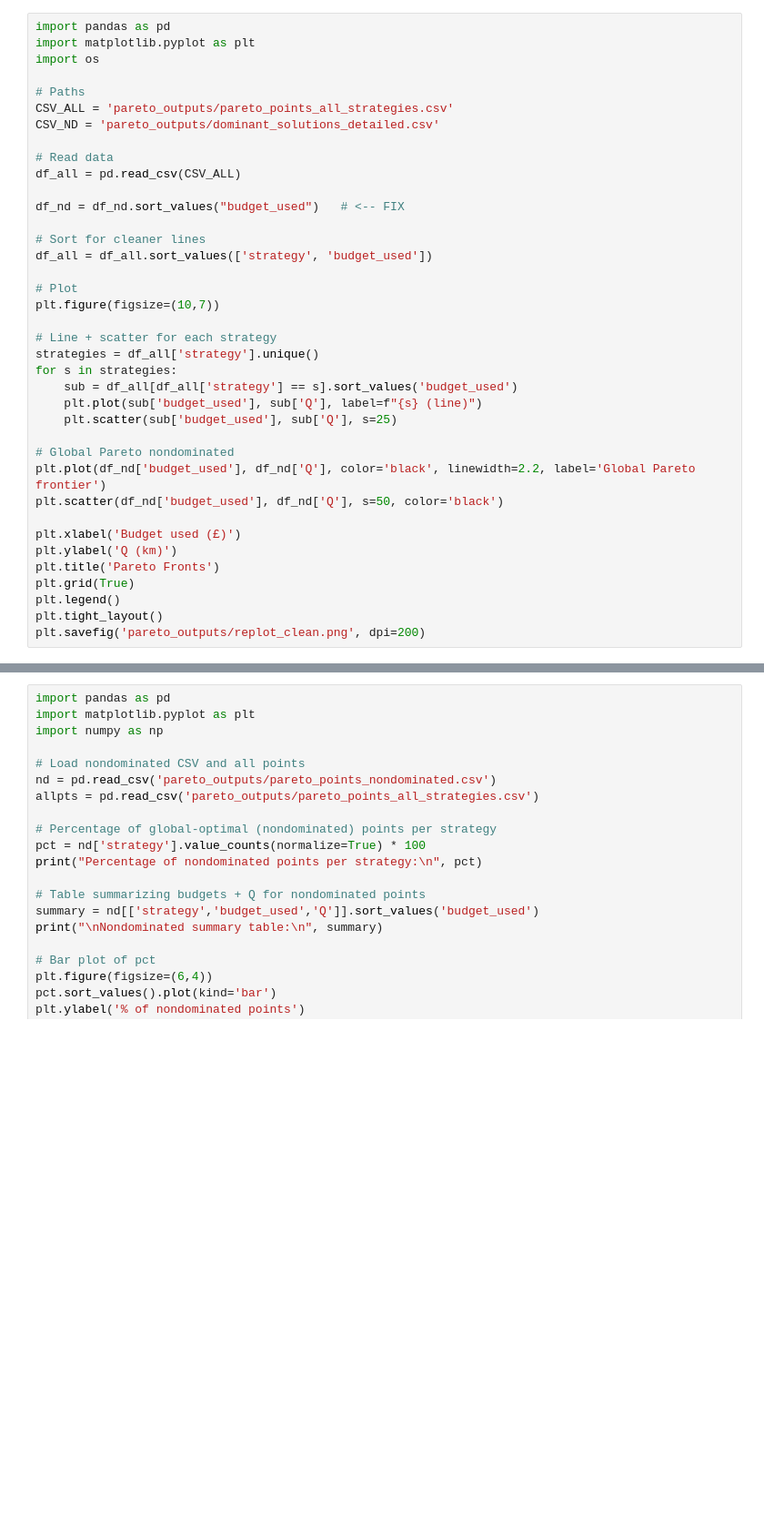
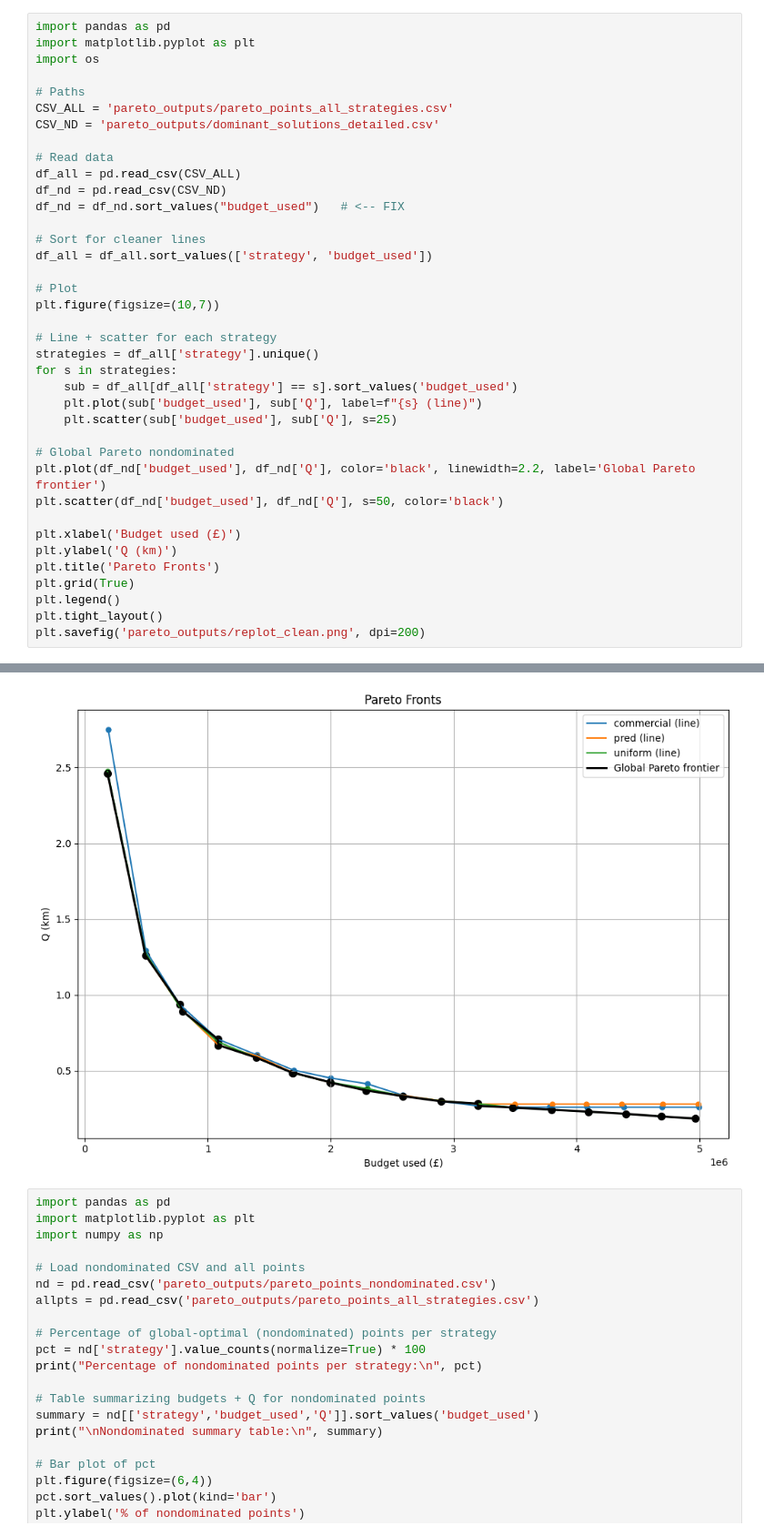
Before and after one commit to sagharrezanavaz/Xpress-MMCS, a Jupyter notebook: Basic P-Centre Model/New reduce data model/modular.ipynb, the cells around one changed output, grey strips where cells are left out. Shown at 91% size. Drawn from its saved outputs; the diff is of its cells as text; blank space fills up the shorter version.

```diff
--- a/Basic P-Centre Model/New reduce data model/modular.ipynb
+++ b/Basic P-Centre Model/New reduce data model/modular.ipynb
@@ -402,7 +398,7 @@ CSV_ND = 'pareto_outputs/dominant_solutions_detailed.csv'
 
 # Read data
 df_all = pd.read_csv(CSV_ALL)
-
+df_nd = pd.read_csv(CSV_ND)
 df_nd = df_nd.sort_values("budget_used")   # <-- FIX
 
 # Sort for cleaner lines
@@ -434,3 +429,4 @@ NameError: name 'df_nd' is not defined
+[figure, added]
 # %%
 import pandas as pd
 import matplotlib.pyplot as plt
```
Also changed, not shown: parts of 7 cells of this notebook, 5 other files.
